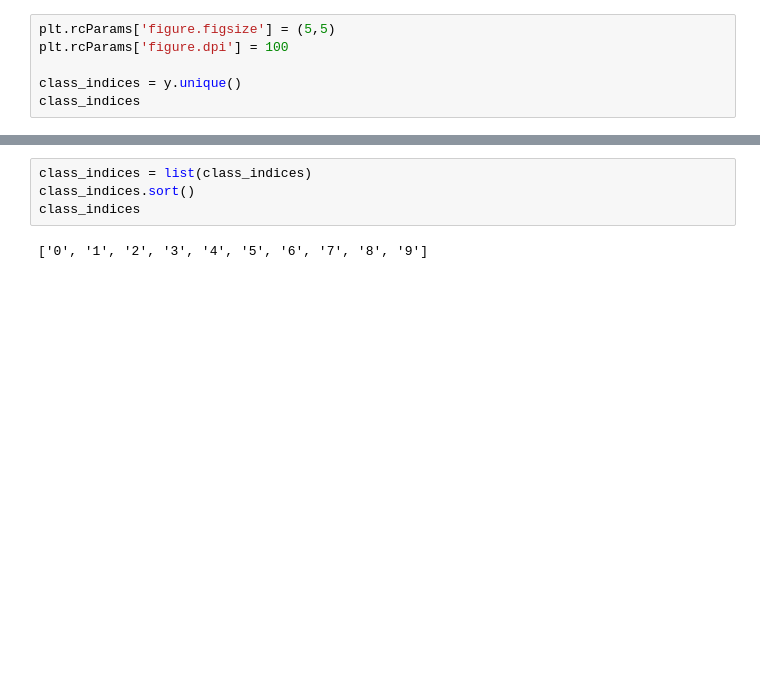
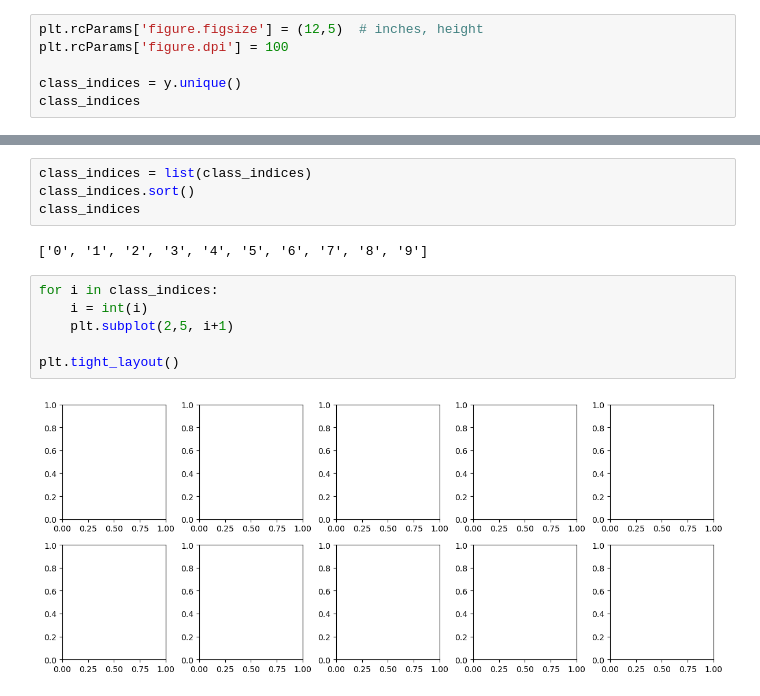
Before and after one commit to Afiq139/Data_Science-AI, a Jupyter notebook: Python_Deep_Learning_&_Artificial_Intelligence/6_Introduction_to_Computer_Vision_with_Deep_Learning/4_Fashion_MNIST_Dataset_Analysis/1_Fashion_MNIST_Dataset_Analysis.ipynb, the cells around one changed output, grey strips where cells are left out. Cells and saved outputs as stored; diff of their text form; blank space fills up the shorter version.

```diff
--- a/Python_Deep_Learning_&_Artificial_Intelligence/6_Introduction_to_Computer_Vision_with_Deep_Learning/4_Fashion_MNIST_Dataset_Analysis/1_Fashion_MNIST_Dataset_Analysis.ipynb
+++ b/Python_Deep_Learning_&_Artificial_Intelligence/6_Introduction_to_Computer_Vision_with_Deep_Learning/4_Fashion_MNIST_Dataset_Analysis/1_Fashion_MNIST_Dataset_Analysis.ipynb
@@ -115,7 +115,7 @@ X.shape, y.shape
 # %% [output]
 ((70000, 784), (70000,))
 # %%
-plt.rcParams['figure.figsize'] = (5,5)
+plt.rcParams['figure.figsize'] = (12,5)  # inches, height
 plt.rcParams['figure.dpi'] = 100
 
 class_indices = y.unique()
@@ -129,3 +129,11 @@ class_indices.sort()
 class_indices
 # %% [output]
 ['0', '1', '2', '3', '4', '5', '6', '7', '8', '9']
+# %%
+for i in class_indices:
+    i = int(i)
+    plt.subplot(2,5, i+1)
+
+plt.tight_layout()
+# %% [output]
+[figure, added]
```
